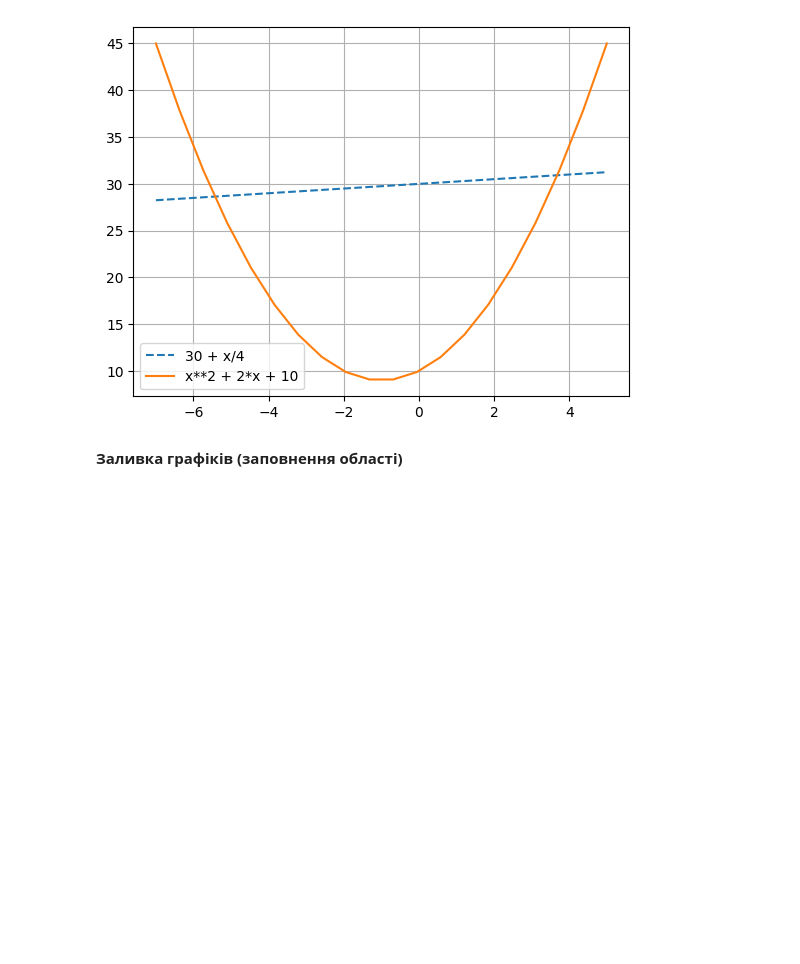
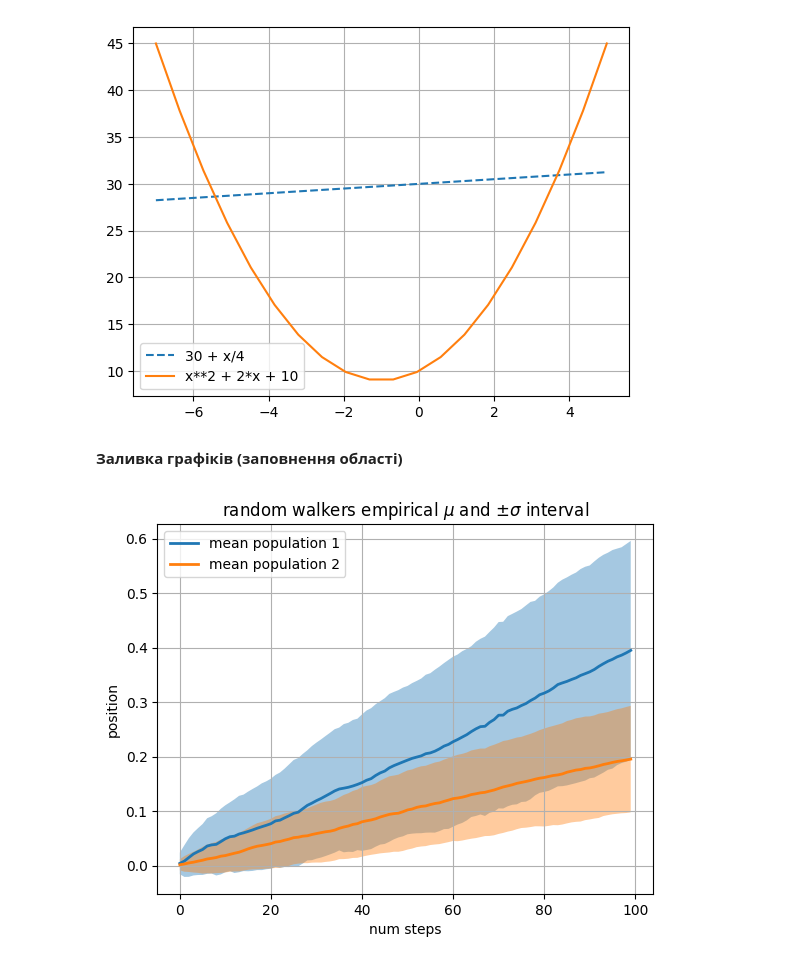
Before and after one commit to Add1ct2music/Matmetodu, a Jupyter notebook: laba3/3.ipynb, the cells around one changed output. Drawn from its saved outputs; the diff is of its cells as text; code cells hidden in the pictures; blank space fills up the shorter version.

```diff
--- a/laba3/3.ipynb
+++ b/laba3/3.ipynb
@@ -61,3 +61,39 @@ plt.show()
 [figure]
 # %% [markdown]
 **Заливка графіків (заповнення області)**
+# %%
+# Fixing random state for reproducibility
+np.random.seed(19680801)
+
+Nsteps, Nwalkers = 100, 250
+t = np.arange(Nsteps)
+
+# an (Nsteps x Nwalkers) array of random walk steps
+S1 = 0.004 + 0.02*np.random.randn(Nsteps, Nwalkers)
+S2 = 0.002 + 0.01*np.random.randn(Nsteps, Nwalkers)
+
+# an (Nsteps x Nwalkers) array of random walker positions
+X1 = S1.cumsum(axis=0)
+X2 = S2.cumsum(axis=0)
+
+
+# Nsteps length arrays empirical means and standard deviations of both
+# populations over time
+mu1 = X1.mean(axis=1)
+sigma1 = X1.std(axis=1)
+mu2 = X2.mean(axis=1)
+sigma2 = X2.std(axis=1)
+
+# plot it!
+fig, ax = plt.subplots(1)
+ax.plot(t, mu1, lw=2, label='mean population 1')
+ax.plot(t, mu2, lw=2, label='mean population 2')
+ax.fill_between(t, mu1+sigma1, mu1-sigma1, facecolor='C0', alpha=0.4)
+ax.fill_between(t, mu2+sigma2, mu2-sigma2, facecolor='C1', alpha=0.4)
+ax.set_title(r'random walkers empirical $\mu$ and $\pm \sigma$ interval')
+ax.legend(loc='upper left')
+ax.set_xlabel('num steps')
+ax.set_ylabel('position')
+ax.grid()
+# %% [output]
+[figure, added]
```
Also changed, not shown: parts of 4 cells of this notebook.
